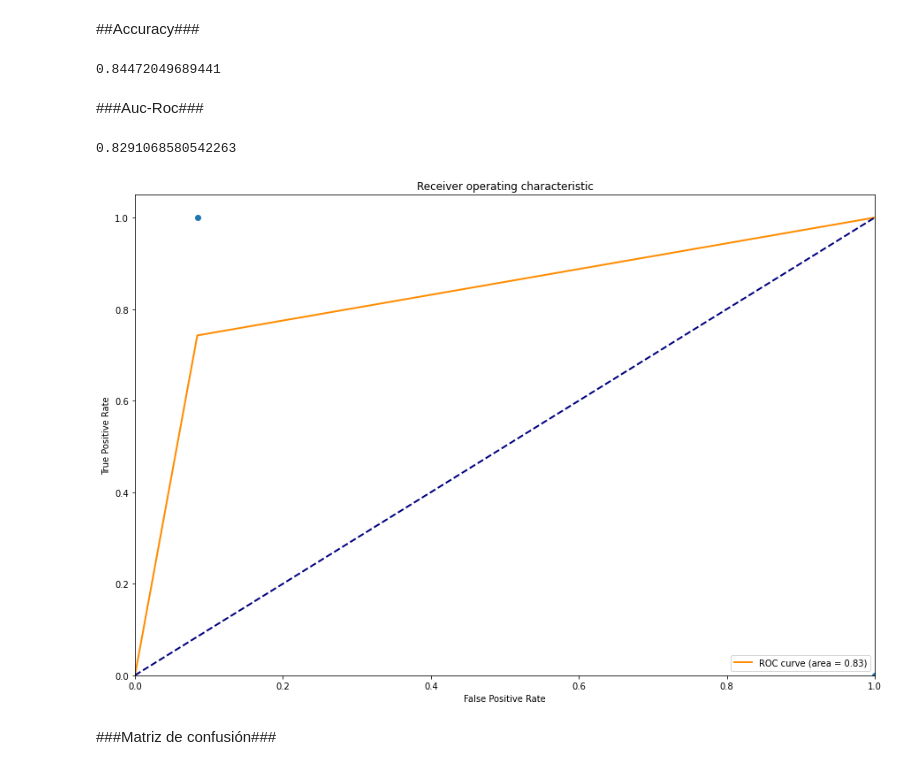
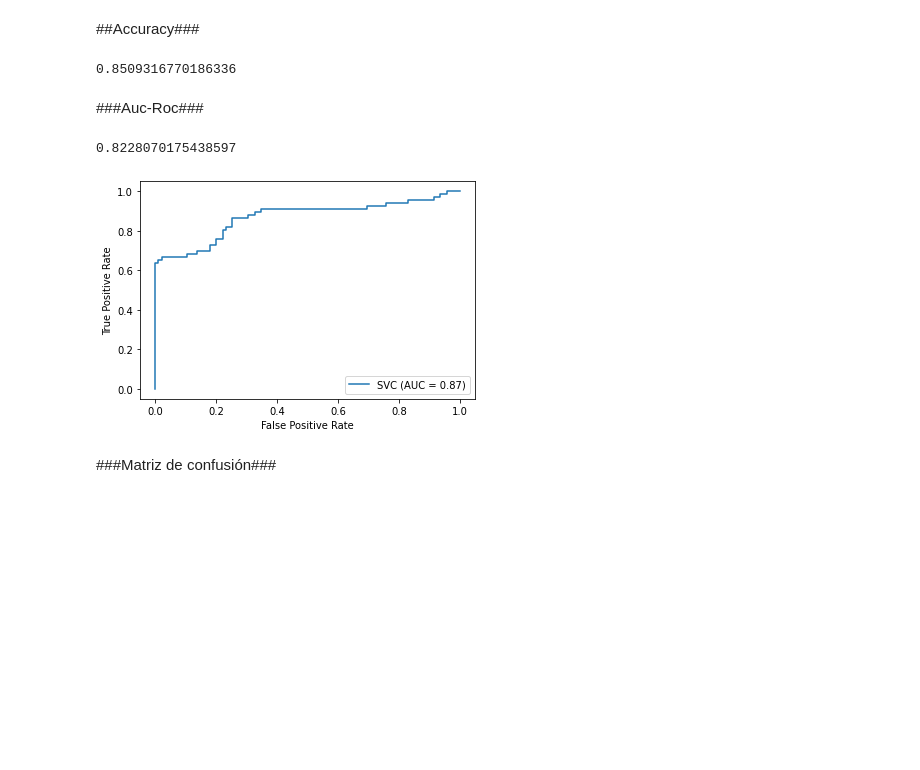
Before and after one commit to solcanalla/fiumark, a Jupyter notebook: svm.ipynb, the cells around one changed output. Cells and saved outputs as stored; diff of their text form; code cells hidden in the pictures; blank space fills up the shorter version.

```diff
--- a/svm.ipynb
+++ b/svm.ipynb
@@ -101,23 +111,24 @@ weighted avg       0.85      0.84      0.84       161
 ##Accuracy###
 # %%
 from sklearn.metrics import accuracy_score
-accuracy = accuracy_score(y_test, y_pred)
+accuracy = accuracy_score(y_test1, y_pred)
 accuracy
 # %% [output]
-0.84472049689441
+0.8509316770186336
 # %% [markdown]
 ###Auc-Roc###
 # %%
 from sklearn.metrics import roc_auc_score
-auc_roc = roc_auc_score(y_test, y_pred)
+auc_roc = roc_auc_score(y_test1, y_pred)
 auc_roc
 # %% [output]
-0.8291068580542263
+0.8228070175438597
-# %%
-fpr, tpr, thresholds = roc_curve(y_test, y_pred)
-plot_roc(fpr, tpr, thresholds)
-# %% [output]
-[figure, removed]
+# %%
+from sklearn.metrics import plot_roc_curve
+plot_roc_curve(gscv1.best_estimator_, X_test1, y_test1)
+plt.show()
+# %% [output]
+[figure, added]
 # %% [markdown]
 ###Matriz de confusión###
 # %%
```
Also changed, not shown: parts of 20 cells of this notebook.
